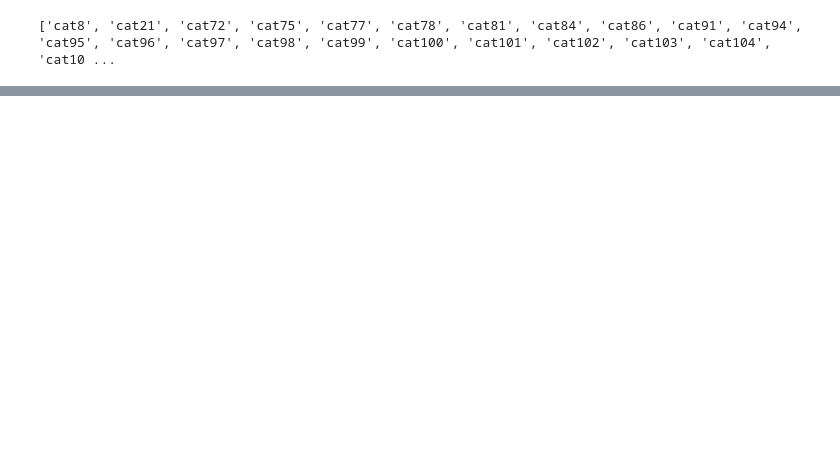
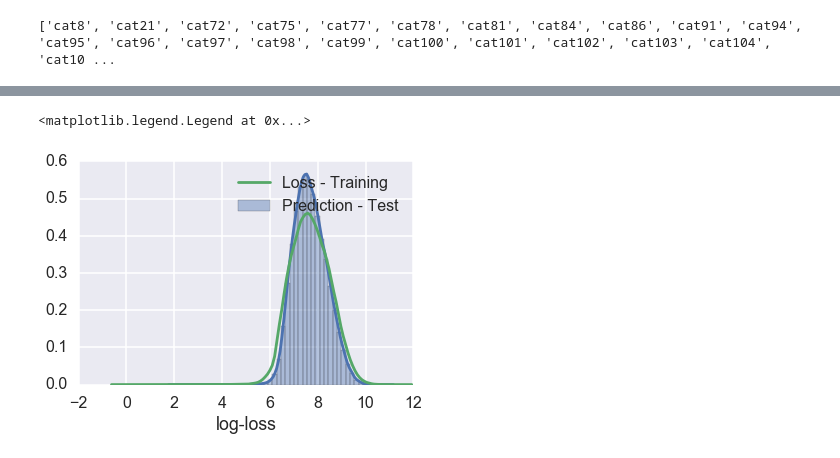
Before and after one commit to ewillmot/kaggle-allstate, a Jupyter notebook: notebooks/20161021_KEW_randomforest.ipynb, the cells around one changed output, grey strips where cells are left out. Cells and saved outputs as stored; diff of their text form; code cells hidden in the pictures; blank space fills up the shorter version.

Commit message:
RF with no transformations, use all categorical data. Improved LB score by 53

```diff
--- a/notebooks/20161021_KEW_randomforest.ipynb
+++ b/notebooks/20161021_KEW_randomforest.ipynb
@@ -94,7 +94,10 @@ newlist.remove("cont6")
 newlist.append("loss")
 
 dataset = train[newlist]
-dataset.head()
+keep_orig = deepcopy(dataset)
+keep_orig['loss']=np.log(keep_orig['loss'])
+keep_orig.rename(columns={'loss':'log-loss'},inplace=True)
+keep_orig.head()
 # %% [output]
 |  | cont2 | cont3 | cont4 | cont5 | cont7 | cont8 | cont9 | cont10 | cont12 | cont13 | cont14 | ... |
 | 0 | 0.245921 | 0.187583 | 0.789639 | 0.310061 | 0.335060 | 0.30260 | 0.67135 | 0.83510 | 0.594646 | 0.822493 | 0.714843 | ... |
@@ -246,0 +265,20 @@ sns.distplot(train.loc[:,'cat114'])
+# %%
+all_cat = deepcopy(keep_orig)
+for cat in keepcats:
+    all_cat[cat]=pd.Series(train.loc[:,cat])
+all_cat.head()
+
+model_all = RandomForestRegressor(n_estimators=50)
+
+y = all_cat['log-loss']
+x = all_cat.drop('log-loss',axis=1)
+
+X_train, X_test, y_train, y_test = train_test_split(x, y, test_size=.5)
+
+model_all.fit(X_train,y_train)
+x_pred = model_all.predict(X_test)
+
+mae_all = mean_absolute_error(np.exp(y_test),np.exp(x_pred))
+
+print 'Use some categorical: ',mae_some
+print 'Use all categorical: ',mae_all
@@ -246,0 +310,8 @@ sns.distplot(train.loc[:,'cat114'])
+# %%
+# Train on full data!
+model = RandomForestRegressor(n_estimators=50,n_jobs=-1,random_state=0)
+
+y = all_cat['log-loss']
+x = all_cat.drop('log-loss',axis=1)
+
+model.fit(x,y)
@@ -246,0 +336,8 @@ sns.distplot(train.loc[:,'cat114'])
+# %%
+fig,ax = plt.subplots()
+sns.distplot(model.predict(x),ax=ax,label='Prediction - Test')
+sns.distplot(y,hist=False,ax=ax,label='Loss - Training')
+plt.legend()
+# %% [output]
+<matplotlib.legend.Legend at 0x...>
+[figure, added]
```
Also changed, not shown: parts of 11 cells of this notebook.
